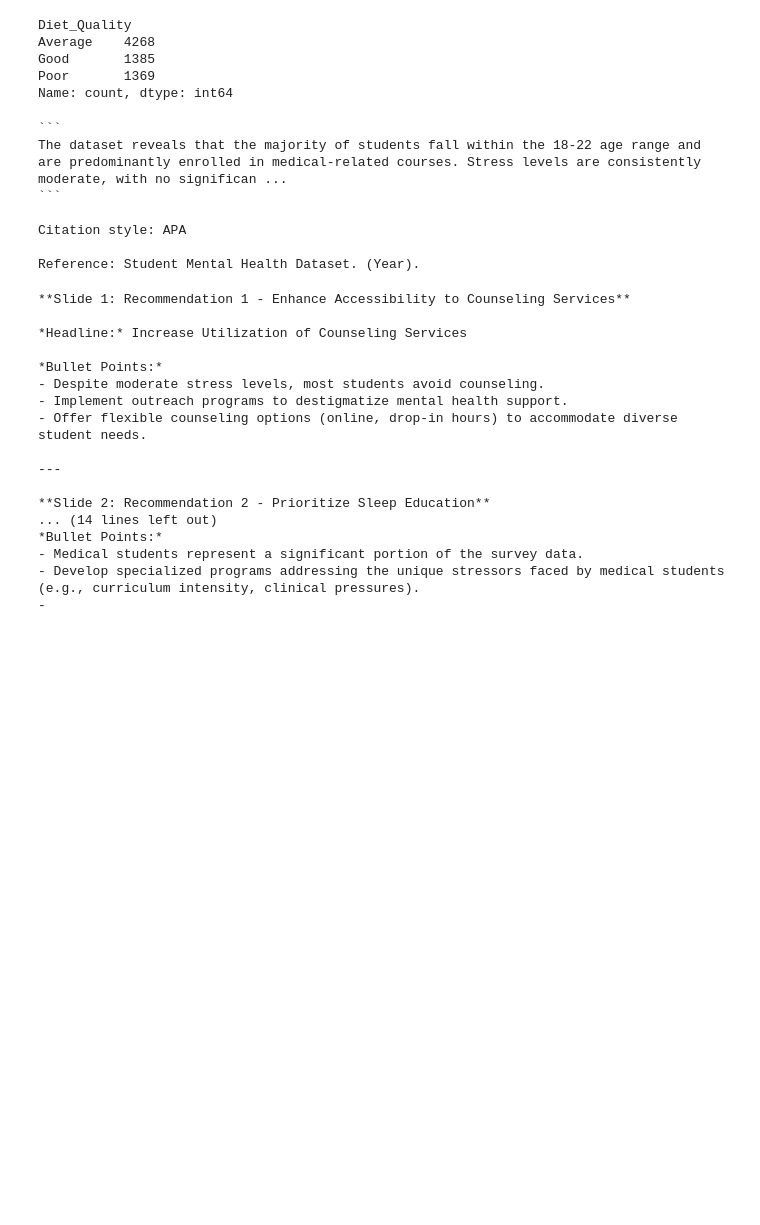
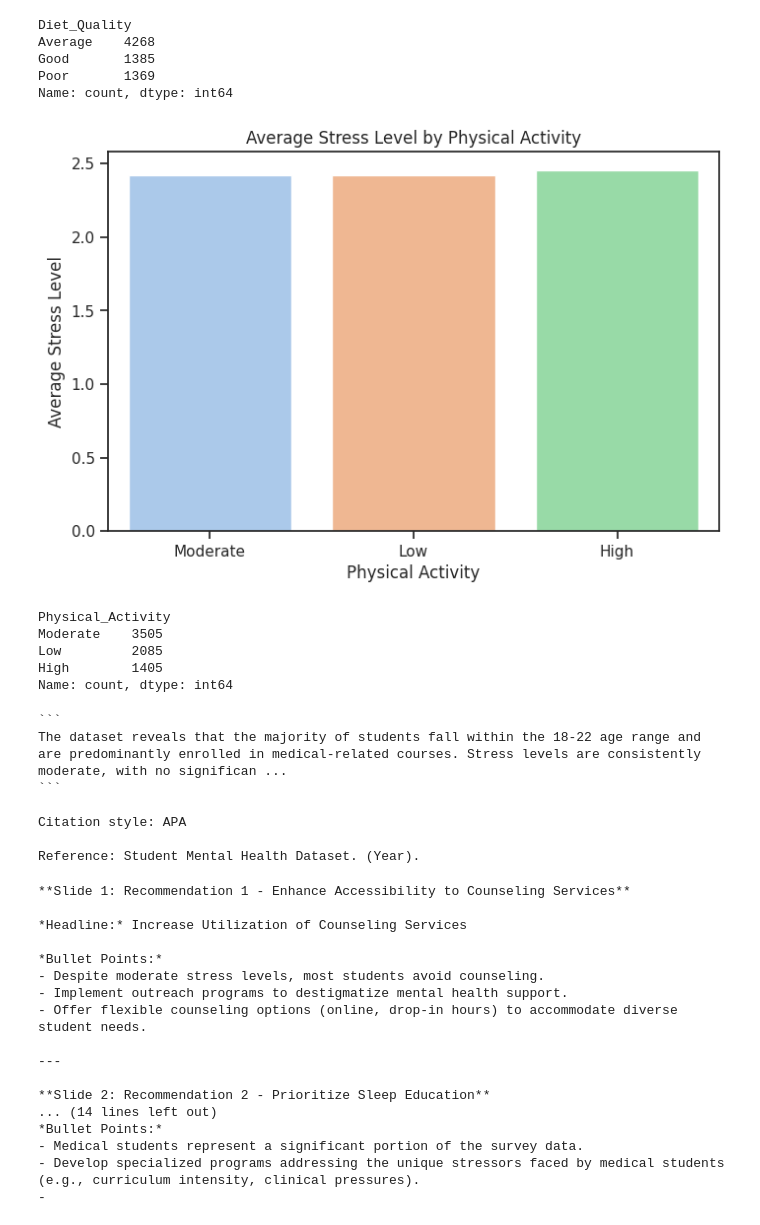
Before and after one commit to Emilianaalia/capstone-project-hacktiv8, a Jupyter notebook: capstone-notebook.ipynb, the cells around one changed output. Saved outputs shown, nothing was run; the diff lists cells and outputs as text; code cells hidden in the pictures; blank space fills up the shorter version.

```diff
--- a/capstone-notebook.ipynb
+++ b/capstone-notebook.ipynb
@@ -195,6 +231,23 @@ Average    4268
 Good       1385
 Poor       1369
 Name: count, dtype: int64
+# %%
+plt.figure(figsize=(8, 5))
+sns.barplot(x='Physical_Activity', y='Stress_Level', data=data, ci=None, palette='pastel')
+plt.title("Average Stress Level by Physical Activity")
+plt.xlabel("Physical Activity")
+plt.ylabel("Average Stress Level")
+plt.show()
+# %% [output]
+[figure, added]
+# %%
+print(data['Physical_Activity'].value_counts())
+# %% [output]
+Physical_Activity
+Moderate    3505
+Low         2085
+High        1405
+Name: count, dtype: int64
 # %%
 !pip install langchain_community
 !pip install replicate
```
Also changed, not shown: parts of 6 cells of this notebook.
